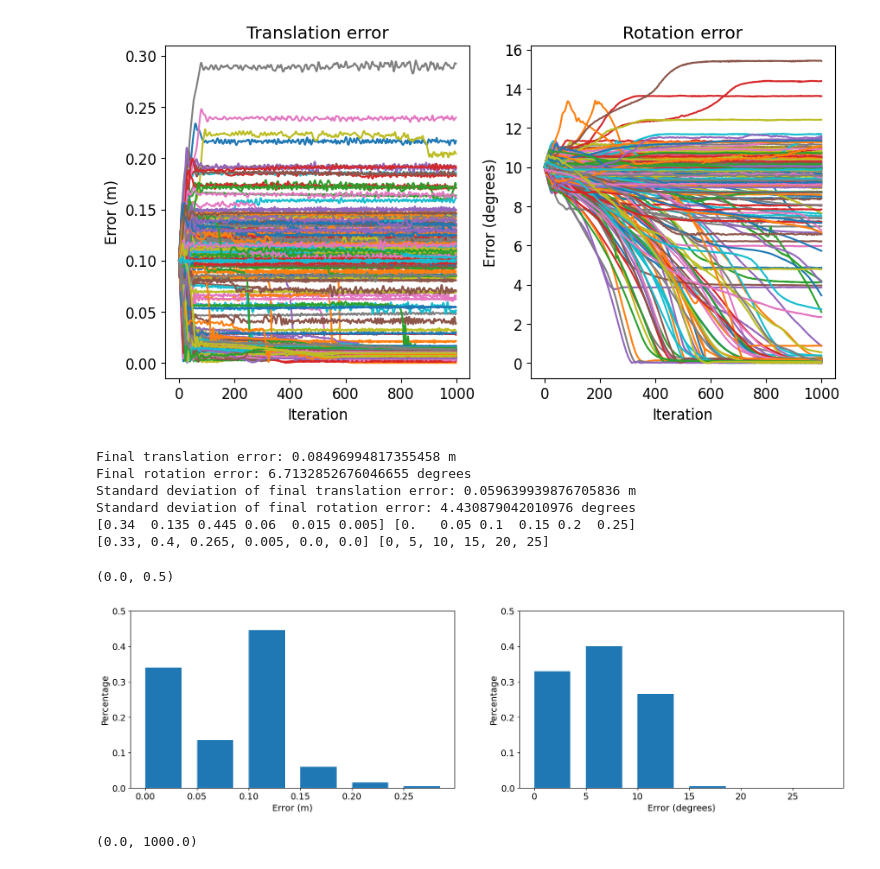
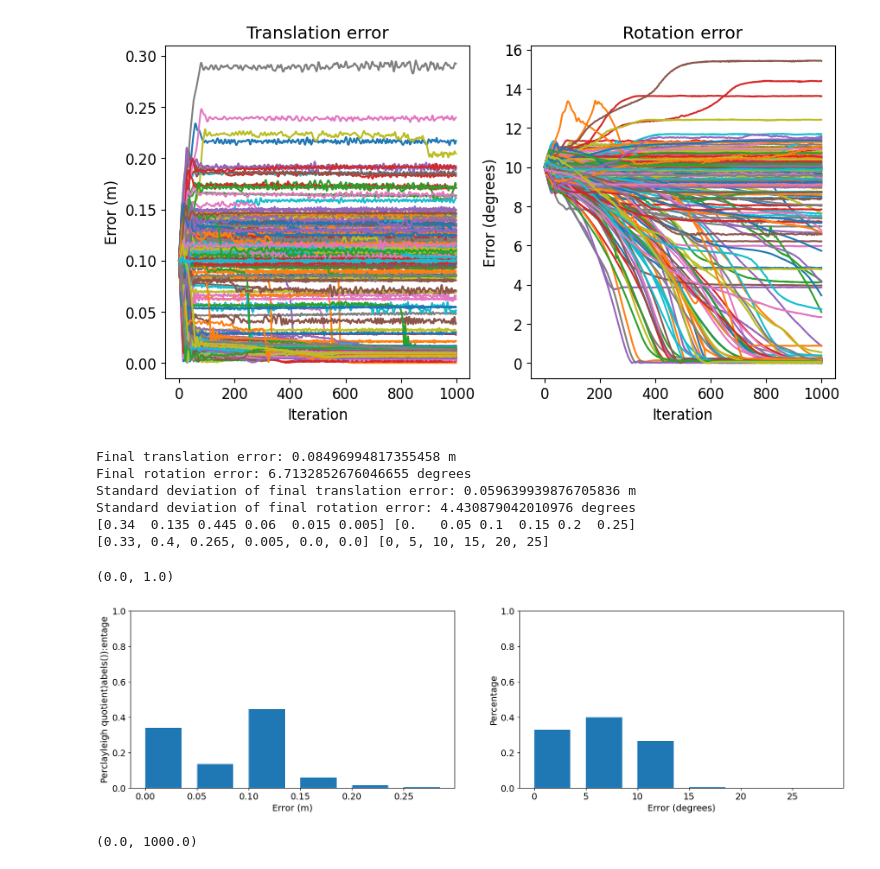
Before and after one commit to tauzn-clock/plane-nerf, a Jupyter notebook: utils/process_pose_data.ipynb, the cells around one changed output. Drawn from its saved outputs; the diff is of its cells as text; code cells hidden in the pictures.

```diff
--- a/utils/process_pose_data.ipynb
+++ b/utils/process_pose_data.ipynb
@@ -95,38 +95,38 @@ percentage = np.array(percentage)
 
 print(percentage,bin)
 
 bar_width = np.array([0.05] * cnt) * 0.7
 
 axs[0].bar(bin, percentage, width=bar_width, align="edge")
 axs[0].set_xlabel("Error (m)")
-axs[0].set_ylabel("Percentage")
-axs[0].set_ylim(0, 0.5)
+axs[0].set_ylabel("Perclayleigh quotient)abels()):entage")
+axs[0].set_ylim(0, 1)
 
 bin = []
 percentage = []
 cnt = 6
 for x in range(cnt):
     i = x * 5
     bin.append(i)
     percentage.append(len(final_rotation_error[(final_rotation_error/math.pi *180 >= i) & (final_rotation_error/math.pi*180 < i+5)])/200)
 
 print(percentage,bin)
 
 bar_width = np.array([5] * cnt) * 0.7
 
 axs[1].bar(bin, percentage, width=bar_width, align="edge")
 axs[1].set_xlabel("Error (degrees)")
 axs[1].set_ylabel("Percentage")
-axs[1].set_ylim(0, 0.5)
+axs[1].set_ylim(0, 1)
 # %% [output]
 Final translation error: 0.08496994817355458 m
 Final rotation error: 6.7132852676046655 degrees
 Standard deviation of final translation error: 0.059639939876705836 m
 Standard deviation of final rotation error: 4.430879042010976 degrees
 [0.34  0.135 0.445 0.06  0.015 0.005] [0.   0.05 0.1  0.15 0.2  0.25]
 [0.33, 0.4, 0.265, 0.005, 0.0, 0.0] [0, 5, 10, 15, 20, 25]
-(0.0, 0.5)
+(0.0, 1.0)
-[figure, old version]
+[figure, new version]
 # %%
 #Plot 3 graphs for PSNR, SSIM, LPIPS side by side
 fig, axs = plt.subplots(1, 2, figsize=(20, 5))
```
Also changed, not shown: 2 other files.
